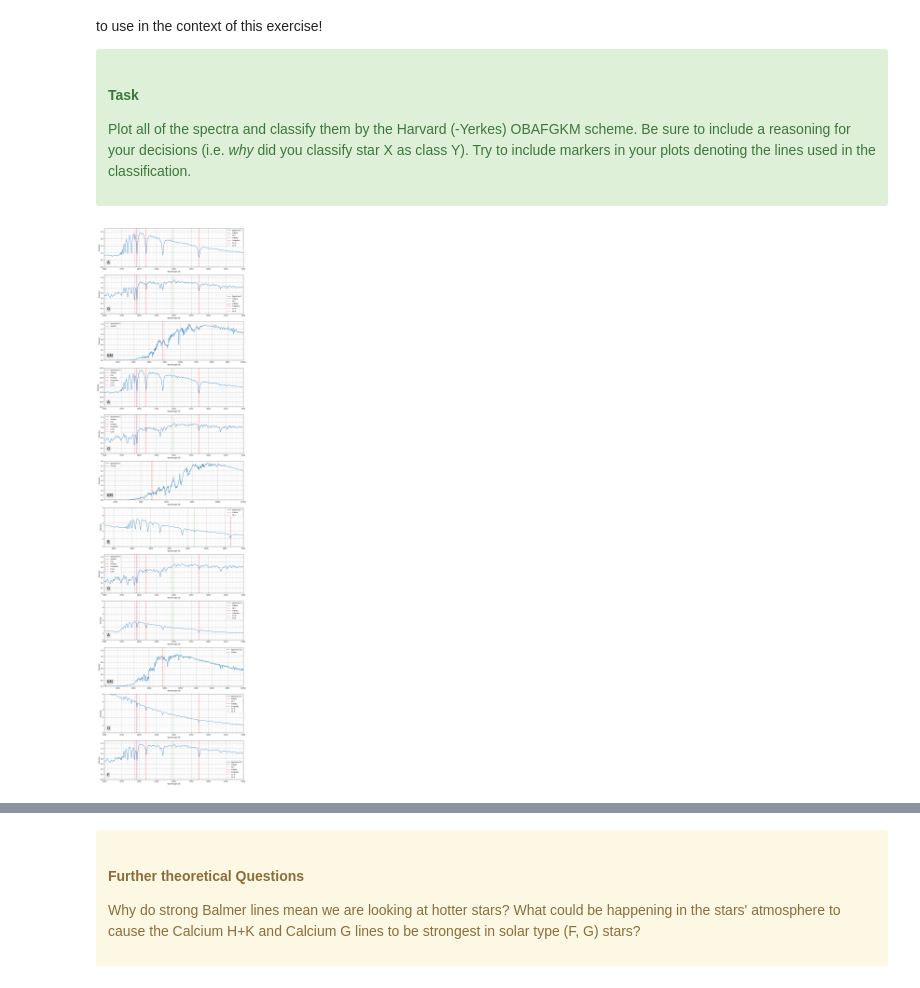
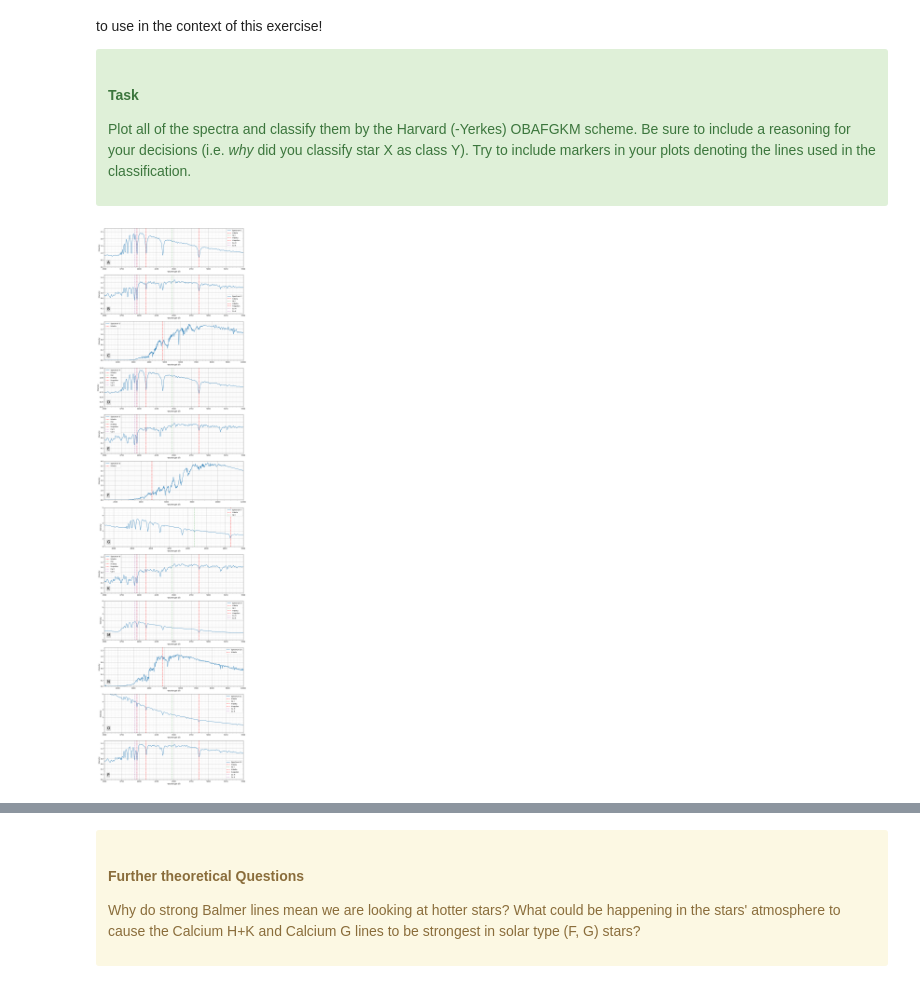
Before and after one commit to B0whunt3r21/AstroPrak, a Jupyter notebook: SpectralTypeClassification.ipynb, the cells around one changed output, grey strips where cells are left out. Drawn from its saved outputs; the diff is of its cells as text; code cells hidden in the pictures.

```diff
--- a/SpectralTypeClassification.ipynb
+++ b/SpectralTypeClassification.ipynb
@@ -398,41 +400,41 @@ yScalings = [[0, 2.75]
 
 emissionLines = [['H-beta', 'He I', 'H-delta', 'H-epsilon', 'Ca H', 'Ca K']
                  ,['H-beta', 'He I', 'H-delta', 'H-epsilon', 'Ca H', 'Ca K']
                  ,['H-beta']
                  ,['H-beta', 'He I', 'H-delta', 'H-epsilon', 'Ca H', 'Ca K']
                  ,['H-beta', 'He I', 'H-delta', 'H-epsilon', 'Ca H', 'Ca K']
                  ,['H-beta']
                  ,['H-beta', 'He I']
                  ,['H-beta', 'He I', 'H-delta', 'H-epsilon', 'Ca H', 'Ca K']
                  ,['H-beta', 'He I', 'H-delta', 'H-epsilon', 'Ca H', 'Ca K']
                  ,['H-beta']
                  ,['H-beta', 'He I', 'H-delta', 'H-epsilon', 'Ca H', 'Ca K']
                  ,['H-beta', 'He I', 'H-delta', 'H-epsilon', 'Ca H', 'Ca K']]
 
 spectral_classes = {
     0: 'A',
-    1: 'G',
-    2: 'KM',
-    3: 'A',
-    4: 'G',
-    5: 'KM',
-    6: 'B',
-    7: 'G',
-    8: 'A',
-    9: 'KM',
+    1: 'B',
+    2: 'C',
+    3: 'D',
+    4: 'E',
+    5: 'F',
+    6: 'G',
+    7: 'K',
+    8: 'M',
+    9: 'N',
     10: 'O',
-    11: 'F'}
+    11: 'P'}
 
 fig, axes = plt.subplots(12, 1, figsize=(15, 60))
 for idx, row in Axes.iterrows():
     plotSpectra(row['X'], row['Y'], ax=axes[idx], nr=idx, xLim=xScalings[idx], yLim=yScalings[idx], emmLines=emissionLines[idx])
 
     spectral_class = spectral_classes.get(idx, '')
     if spectral_class:
         x_pos = xScalings[idx][0] + 0.02 * (xScalings[idx][1] - xScalings[idx][0])
         y_pos = yScalings[idx][0] + 0.09 * (yScalings[idx][1] - yScalings[idx][0])
     axes[idx].text(x_pos, y_pos, spectral_class, fontsize=22, color='black', bbox=dict(facecolor='grey', alpha=0.3, edgecolor='none'))
 
 plt.show()
 # %% [output]
-[figure, old version]
+[figure, new version]
```
Also changed, not shown: parts of 4 cells of this notebook.
